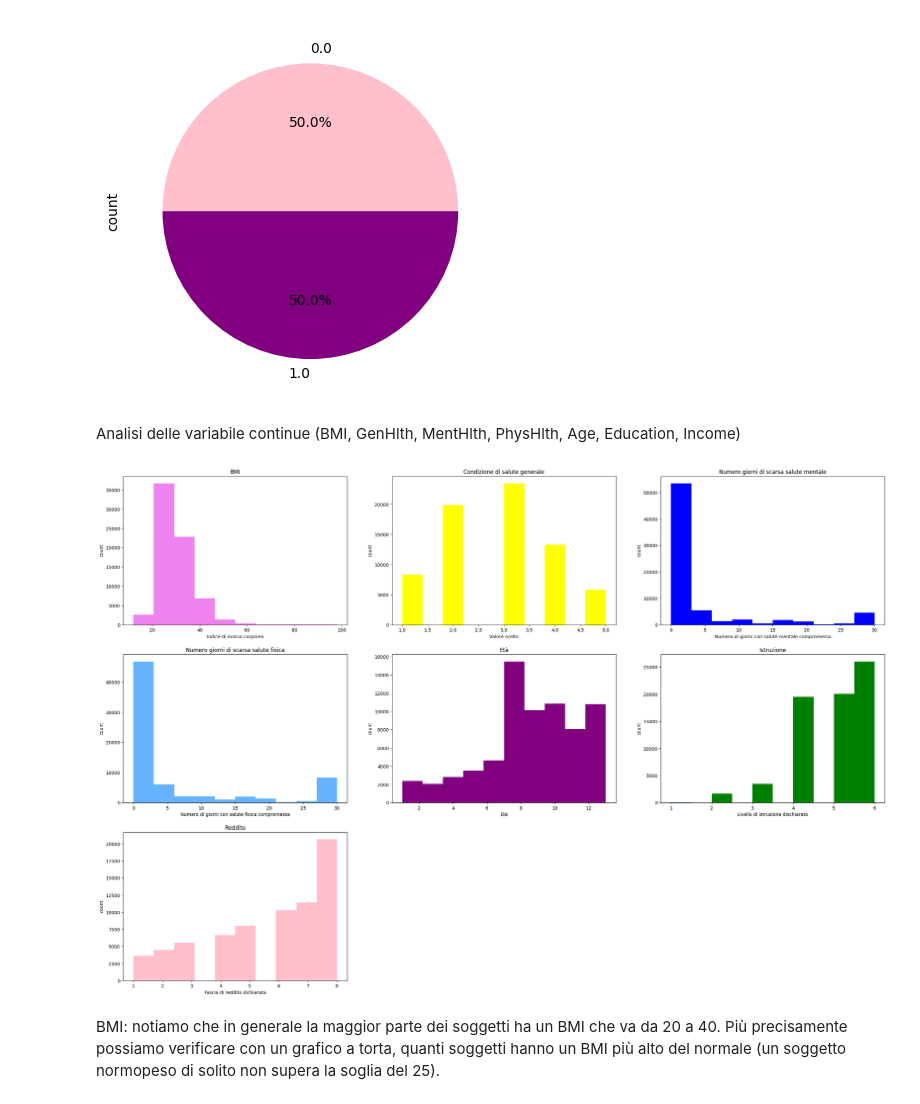
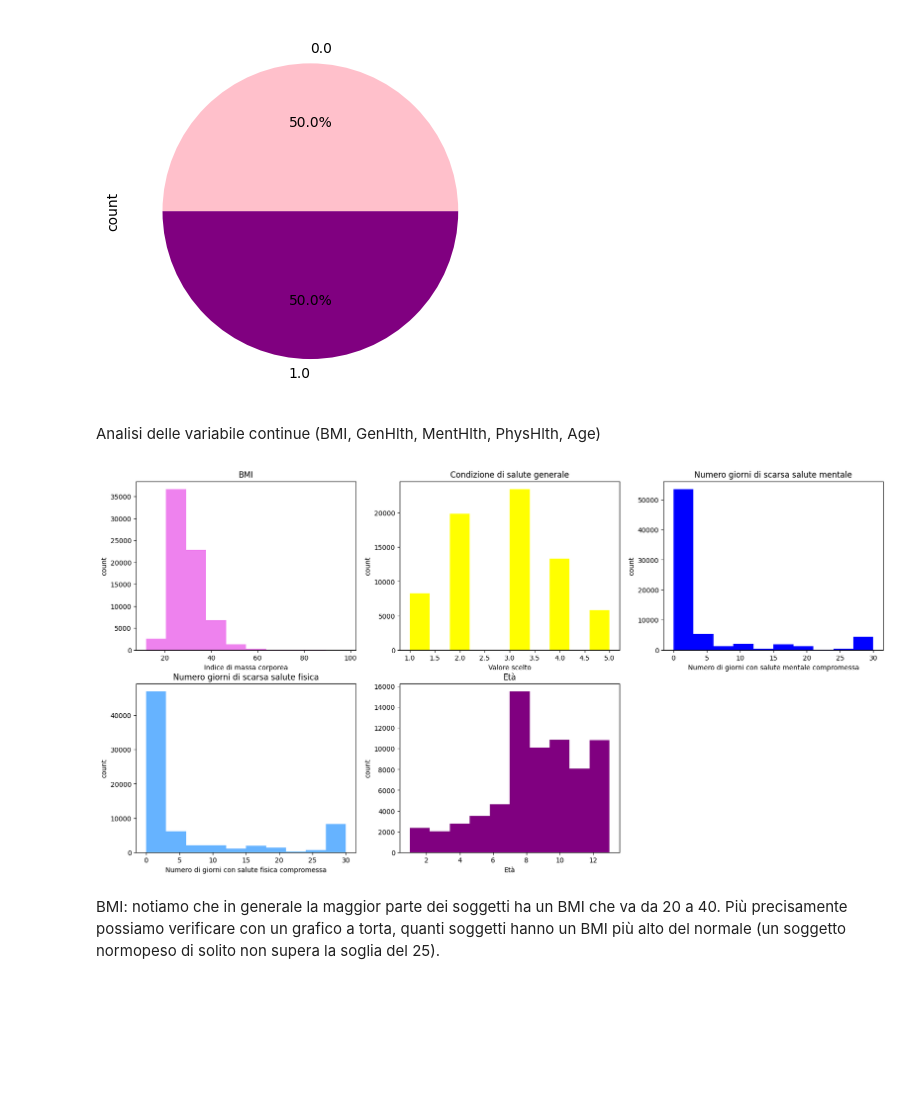
Before and after one commit to Aleversari15/ProgettoDataIntensive2024, a Jupyter notebook: diabetesHealth.ipynb, the cells around one changed output. Drawn from its saved outputs; the diff is of its cells as text; code cells hidden in the pictures; blank space fills up the shorter version.

```diff
--- a/diabetesHealth.ipynb
+++ b/diabetesHealth.ipynb
@@ -152,59 +152,47 @@ dataset['Diabetes_binary'].value_counts().plot.pie(autopct='%1.1f%%', colors=[ "
 <Axes: ylabel='count'>
 [figure]
 # %% [markdown]
-Analisi delle variabile continue (BMI, GenHlth, MentHlth, PhysHlth, Age, Education, Income)
+Analisi delle variabile continue (BMI, GenHlth, MentHlth, PhysHlth, Age)
 # %%
-plt.figure(figsize=(30, 20))
+plt.figure(figsize=(20, 10))
 
-plt.subplot(3, 3, 1)
+plt.subplot(2, 3, 1)
 plt.title('BMI')
 plt.hist(dataset['BMI'], label="BMI", color='violet')
 plt.ylabel('count')
 plt.xlabel('Indice di massa corporea')
 
-plt.subplot(3, 3, 2)
+plt.subplot(2, 3, 2)
 plt.title('Condizione di salute generale')
 plt.hist(dataset['GenHlth'], label="GenHlth", color='yellow')
 plt.ylabel('count')
 plt.xlabel('Valore scelto')
 
-plt.subplot(3, 3, 3)
+plt.subplot(2, 3, 3)
 plt.title('Numero giorni di scarsa salute mentale')
 plt.hist(dataset['MentHlth'], label="MentHlth", color='blue')
 plt.ylabel('count')
 plt.xlabel('Numero di giorni con salute mentale compromessa')
 
-plt.subplot(3, 3, 4)
+plt.subplot(2, 3, 4)
 plt.title('Numero giorni di scarsa salute fisica')
 plt.hist(dataset['PhysHlth'], label="PhysHlth", color='#66b3ff')
 plt.ylabel('count')
 plt.xlabel('Numero di giorni con salute fisica compromessa')
 
 
-plt.subplot(3, 3, 5)
+plt.subplot(2, 3, 5)
 plt.title('Età')
 plt.hist(dataset['Age'], label="Age", color='purple')
 plt.ylabel('count')
 plt.xlabel('Età')
 
 
-plt.subplot(3, 3, 6)
-plt.title('Istruzione')
-plt.hist(dataset['Education'], label="Education", color='green')
-plt.ylabel('count')
-plt.xlabel('Livello di istruzione dischiarato')
-
-
-plt.subplot(3, 3, 7)
-plt.title('Reddito')
-plt.hist(dataset['Income'], label="Income", color='pink')
-plt.ylabel('count')
-plt.xlabel('Fascia di reddito dichiarata')
 
 
 plt.show()
 # %% [output]
-[figure, old version]
+[figure, new version]
 # %% [markdown]
 BMI: notiamo che in generale la maggior parte dei soggetti ha un BMI che va da 20 a 40. Più precisamente possiamo verificare con un grafico a torta, quanti soggetti hanno un BMI più alto del normale (un soggetto normopeso di solito non supera la soglia del 25).
 # %%
```
Also changed, not shown: parts of 30 cells of this notebook.
